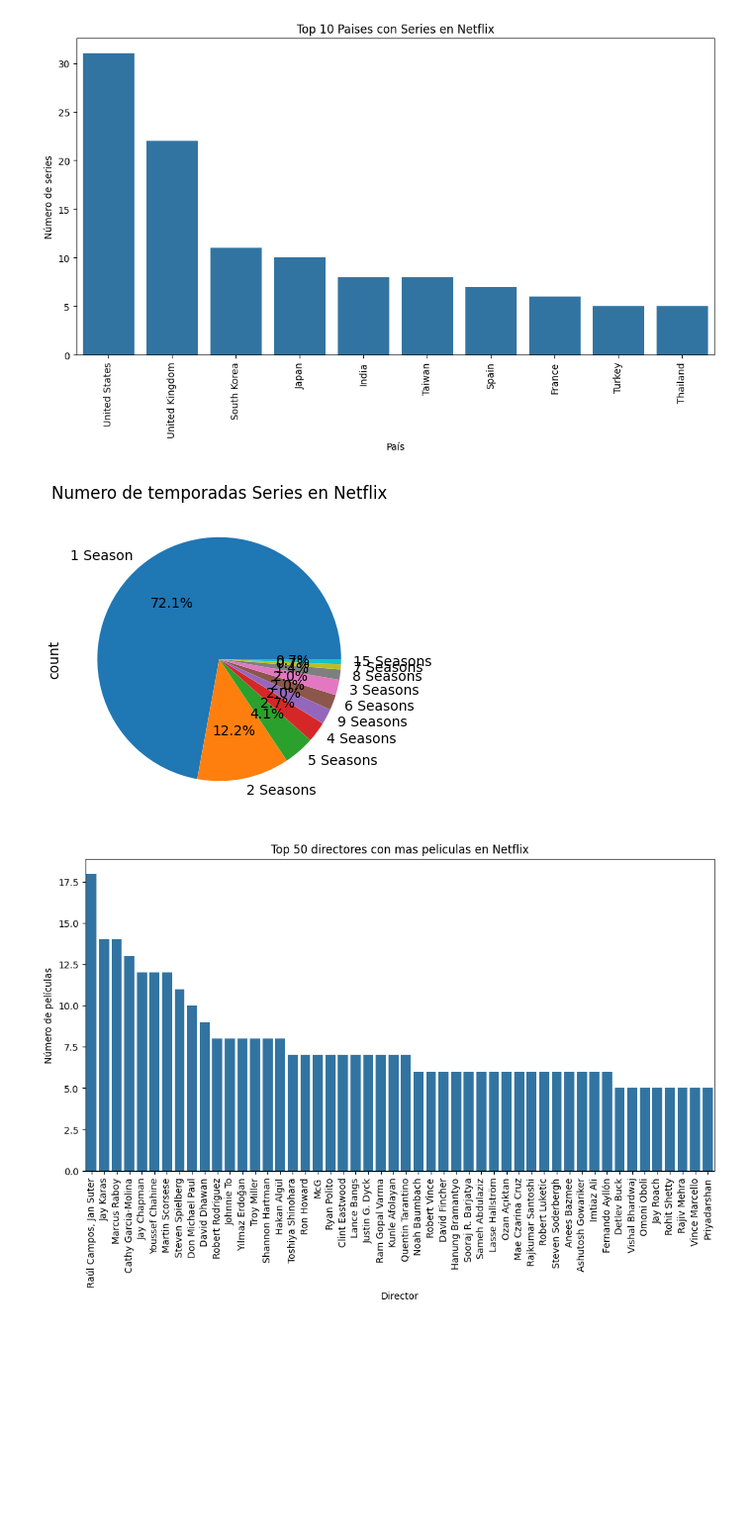
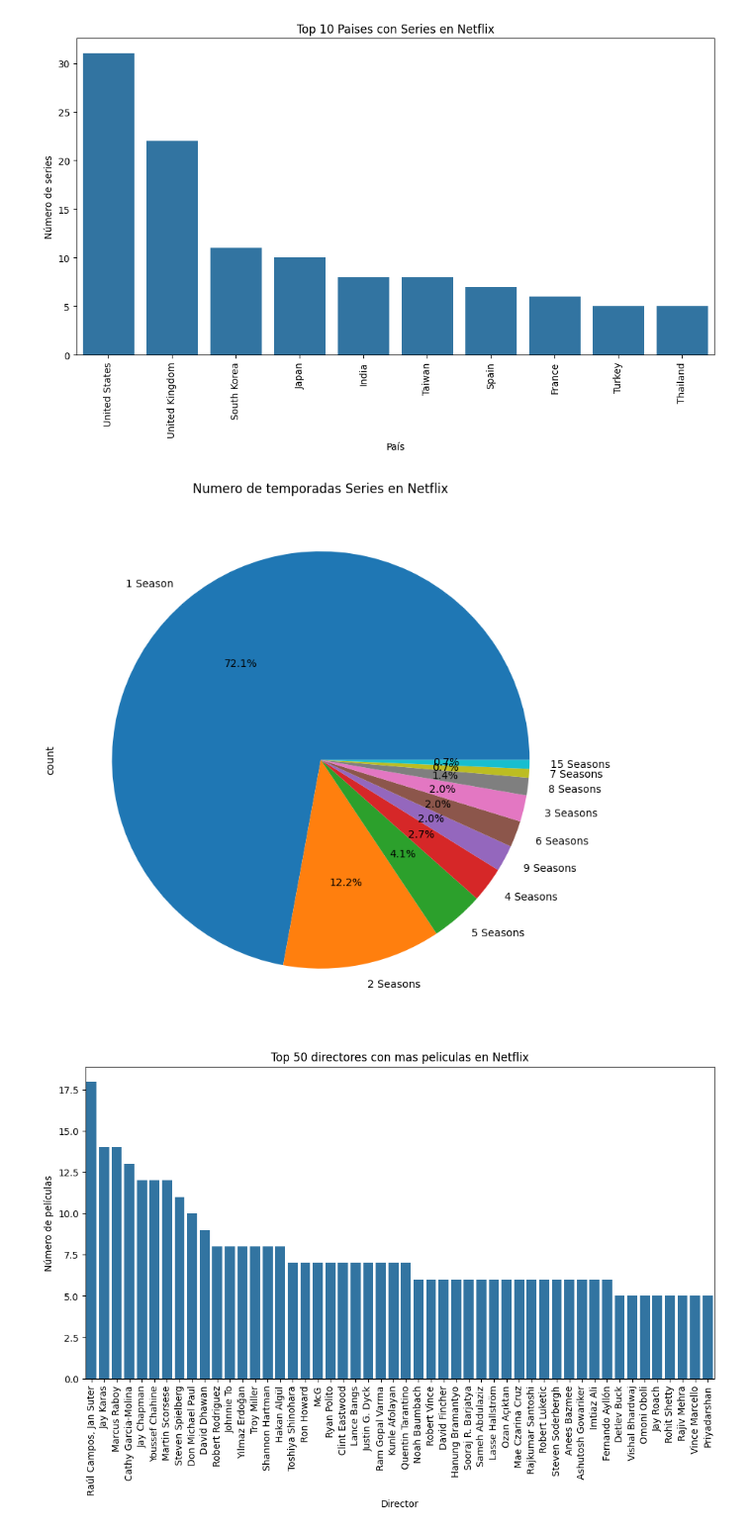
Before and after one commit to GerardoGarcia17/BEDU-PROJECT-01, a Jupyter notebook: 01_Netflix.ipynb, the cells around one changed output. Shown at 99% size. Drawn from its saved outputs; the diff is of its cells as text; code cells hidden in the pictures; blank space fills up the shorter version.

Commit message:
update range graph

```diff
--- a/01_Netflix.ipynb
+++ b/01_Netflix.ipynb
@@ -254,17 +254,17 @@ plt.show()
 # %%
 shows_duration = df_shows['duration'].value_counts()
 
 
 shows_duration.plot(
     kind='pie',
     autopct='%1.1f%%'
 )
 plt.title('Numero de temporadas Series en Netflix')
 figure = plt.gcf()
-figure.set_size_inches(4, 4)
+figure.set_size_inches(9, 9)
 plt.show()
 # %% [output]
-[figure, old version]
+[figure, new version]
 # %%
 director_counts = df_movies['director'].value_counts()[:50]
 
```
